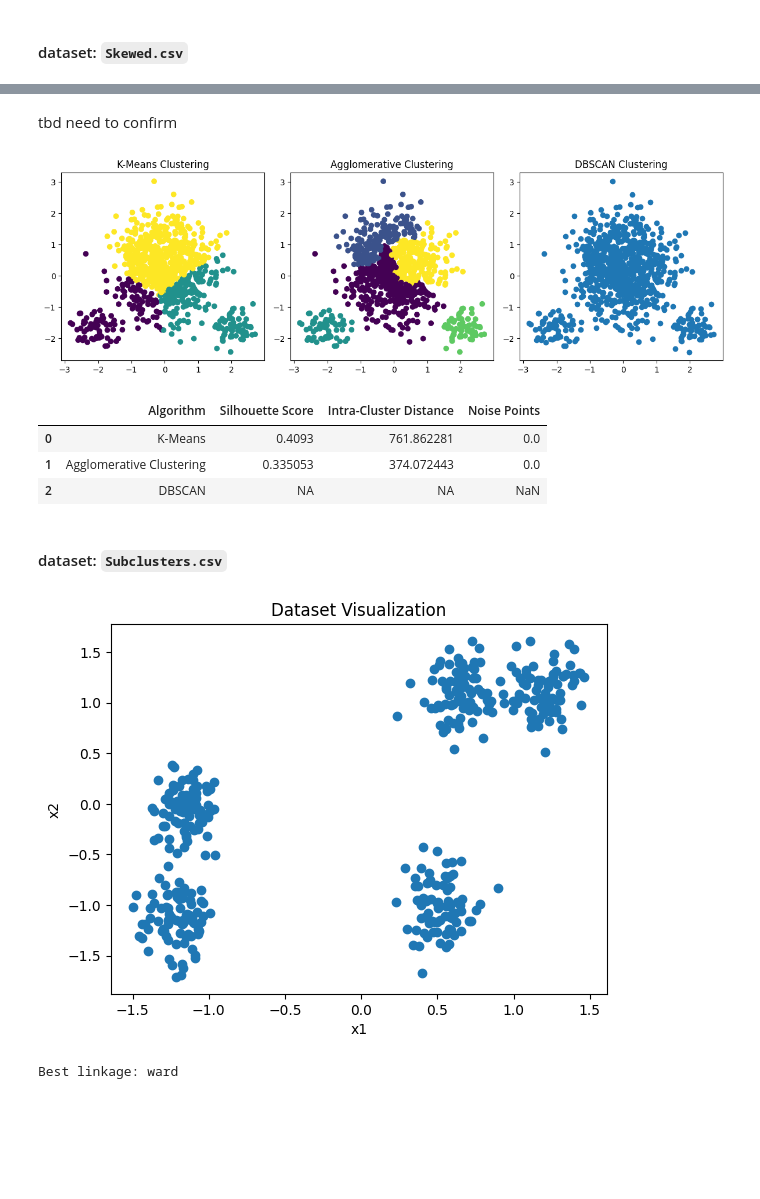
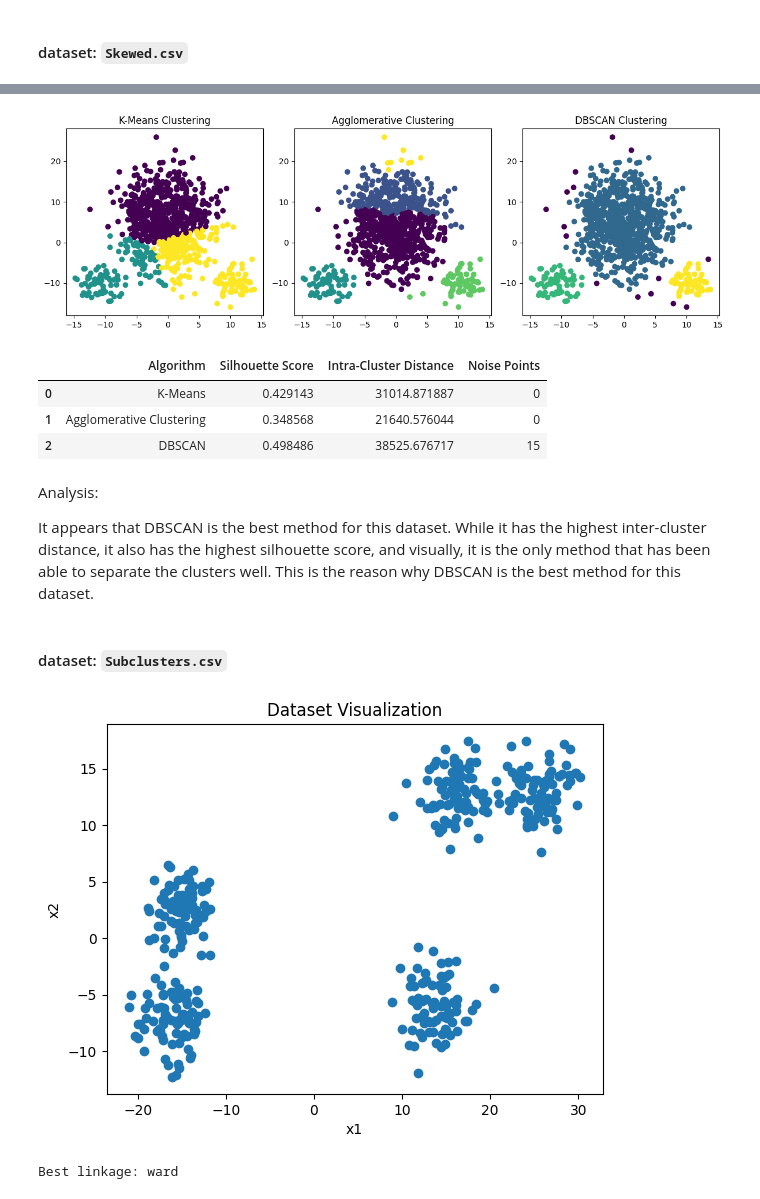
Before and after one commit to arghyawning/data-analytics-1-assignments, a Jupyter notebook: a5/Part3.ipynb, the cells around one changed output, grey strips where cells are left out. Drawn from its saved outputs; the diff is of its cells as text; code cells hidden in the pictures; blank space fills up the shorter version.

```diff
--- a/a5/Part3.ipynb
+++ b/a5/Part3.ipynb
@@ -40,10 +97,10 @@ best_linkage = None
 
 for linkage in linkages:
     agg_clustering = AgglomerativeClustering(n_clusters=3, linkage=linkage)
-    agg_clustering.fit(X_scaled)
+    agg_clustering.fit(X)
     labels_agg_tmp = agg_clustering.labels_
 
-    silhouette_tmp = silhouette_score(X_scaled, labels_agg_tmp)
+    silhouette_tmp = silhouette_score(X, labels_agg_tmp)
 
     if silhouette_tmp > best_silhouette:
         best_silhouette = silhouette_tmp
@@ -53,6 +110,6 @@ print(f"Best linkage: {best_linkage}")
 # print(f"Best silhouette score: {best_silhouette}")
 
 agg_clustering = AgglomerativeClustering(n_clusters=5, linkage=best_linkage)
-agg_clustering.fit(X_scaled)
+agg_clustering.fit(X)
 labels_agg = agg_clustering.labels_
 # %% [output]
@@ -153,14 +214,11 @@ It appears that Agglomerative clustering is the best method for this dataset. Wh
 # %% [markdown]
 #### dataset: `Skewed.csv`
 # %%
-data = pd.read_csv('Dataset_a5/Dataset2/Skewed.csv')
+data = pd.read_csv('./Dataset_a5/Dataset2/Skewed.csv')
 
-X = data[["x1", "x2"]]
+X = data[["x1", "x2"]].values
 
-scaler = StandardScaler()
-X_scaled = scaler.fit_transform(X)
-
-plt.scatter(X_scaled[:, 0], X_scaled[:, 1])
+plt.scatter(X[:, 0], X[:, 1])
 plt.xlabel("x1")
 plt.ylabel("x2")
 plt.title("Dataset Visualization")
@@ -170,6 +228,7 @@ plt.show()
 # %%
-kmeans = KMeans(n_clusters=3, random_state=42, n_init='auto')
-kmeans.fit(X_scaled)
+kmeans = KMeansScratch(k=3)
+
+kmeans.fit(X)
 labels_kmeans = kmeans.labels_
 # %%
 linkages = ['ward', 'complete', 'average', 'single']
@@ -179,10 +238,10 @@ best_linkage = None
 
 for linkage in linkages:
     agg_clustering = AgglomerativeClustering(n_clusters=3, linkage=linkage)
-    agg_clustering.fit(X_scaled)
+    agg_clustering.fit(X)
     labels_agg_tmp = agg_clustering.labels_
 
-    silhouette_tmp = silhouette_score(X_scaled, labels_agg_tmp)
+    silhouette_tmp = silhouette_score(X, labels_agg_tmp)
 
     if silhouette_tmp > best_silhouette:
         best_silhouette = silhouette_tmp
@@ -192,6 +251,6 @@ print(f"Best linkage: {best_linkage}")
 # print(f"Best silhouette score: {best_silhouette}")
 
 agg_clustering = AgglomerativeClustering(n_clusters=5, linkage=best_linkage)
-agg_clustering.fit(X_scaled)
+agg_clustering.fit(X)
 labels_agg = agg_clustering.labels_
 # %% [output]
@@ -243,39 +307,41 @@ No valid eps and min_samples combination found.
-# %% [markdown]
-tbd need to confirm
 # %%
 plt.figure(figsize=(12, 4))
 
 # K-Means
 plt.subplot(1, 3, 1)
-plt.scatter(X_scaled[:, 0], X_scaled[:, 1], c=labels_kmeans)
+plt.scatter(X[:, 0], X[:, 1], c=labels_kmeans)
 plt.title("K-Means Clustering")
 
 # Agglomerative Clustering
 plt.subplot(1, 3, 2)
-plt.scatter(X_scaled[:, 0], X_scaled[:, 1], c=labels_agg)
+plt.scatter(X[:, 0], X[:, 1], c=labels_agg)
 plt.title("Agglomerative Clustering")
 
 # DBSCAN
 plt.subplot(1, 3, 3)
-plt.scatter(X_scaled[:, 0], X_scaled[:, 1], c=labels_dbscan)
+plt.scatter(X[:, 0], X[:, 1], c=labels_dbscan)
 plt.title("DBSCAN Clustering")
 
 plt.tight_layout()
 plt.show()
 # %% [output]
-[figure, old version]
+[figure, new version]
 # %%
 # Silhouette scores
-silhouette_kmeans = silhouette_score(X_scaled, labels_kmeans)
-silhouette_agg = silhouette_score(X_scaled, labels_agg)
-# silhouette_dbscan = silhouette_score(X_scaled[non_noise_indices], labels_dbscan[non_noise_indices])
-silhouette_dbscan = 'NA'
+silhouette_kmeans = silhouette_score(X, labels_kmeans)
+silhouette_agg = silhouette_score(X, labels_agg)
+silhouette_dbscan = silhouette_score(X[non_noise_indices], labels_dbscan[non_noise_indices])
+
+silhouette_scores["skewed"] = {
+    "K-Means": silhouette_kmeans,
+    "Agglomerative Clustering": silhouette_agg,
+    "DBSCAN": silhouette_dbscan
+}
 
 # Intra-cluster distance (sum of squared distances to centroids)
 kmeans_intra_distance = kmeans.inertia_
-agg_intra_distance = np.sum([np.linalg.norm(X_scaled[labels_agg == i] - np.mean(X_scaled[labels_agg == i], axis=0)) ** 2 for i in range(3)])
-# dbscan_intra_distance = np.sum([np.linalg.norm(X_scaled[labels_dbscan == i] - np.mean(X_scaled[labels_dbscan == i], axis=0)) ** 2 for i in range(np.max(labels_dbscan) + 1)])
-dbscan_intra_distance = 'NA'
+agg_intra_distance = np.sum([np.linalg.norm(X[labels_agg == i] - np.mean(X[labels_agg == i], axis=0)) ** 2 for i in range(3)])
+dbscan_intra_distance = np.sum([np.linalg.norm(X[labels_dbscan == i] - np.mean(X[labels_dbscan == i], axis=0)) ** 2 for i in range(np.max(labels_dbscan) + 1)])
 
 # Tabulate results
 results = pd.DataFrame({
@@ -288,24 +354,25 @@ results = pd.DataFrame({
 results
 # %% [output]
 |  | Algorithm | Silhouette Score | Intra-Cluster Distance | Noise Points |
-| 0 | K-Means | 0.4093 | 761.862281 | 0.0 |
-| 1 | Agglomerative Clustering | 0.335053 | 374.072443 | 0.0 |
-| 2 | DBSCAN | NA | NA | NaN |
+| 0 | K-Means | 0.429143 | 31014.871887 | 0 |
+| 1 | Agglomerative Clustering | 0.348568 | 21640.576044 | 0 |
+| 2 | DBSCAN | 0.498486 | 38525.676717 | 15 |
+# %% [markdown]
+Analysis:
+
+It appears that DBSCAN is the best method for this dataset. While it has the highest inter-cluster distance, it also has the highest silhouette score, and visually, it is the only method that has been able to separate the clusters well. This is the reason why DBSCAN is the best method for this dataset.
 # %% [markdown]
 #### dataset: `Subclusters.csv`
 # %%
-data = pd.read_csv('Dataset_a5/Dataset2/Subclusters.csv')
+data = pd.read_csv('./Dataset_a5/Dataset2/Subclusters.csv')
 
-X = data[["x1", "x2"]]
+X = data[["x1", "x2"]].values
 
-scaler = StandardScaler()
-X_scaled = scaler.fit_transform(X)
-
-plt.scatter(X_scaled[:, 0], X_scaled[:, 1])
+plt.scatter(X[:, 0], X[:, 1])
 plt.xlabel("x1")
 plt.ylabel("x2")
 plt.title("Dataset Visualization")
 plt.show()
 # %% [output]
-[figure, old version]
+[figure, new version]
 # %%
```
Also changed, not shown: parts of 31 cells of this notebook.
